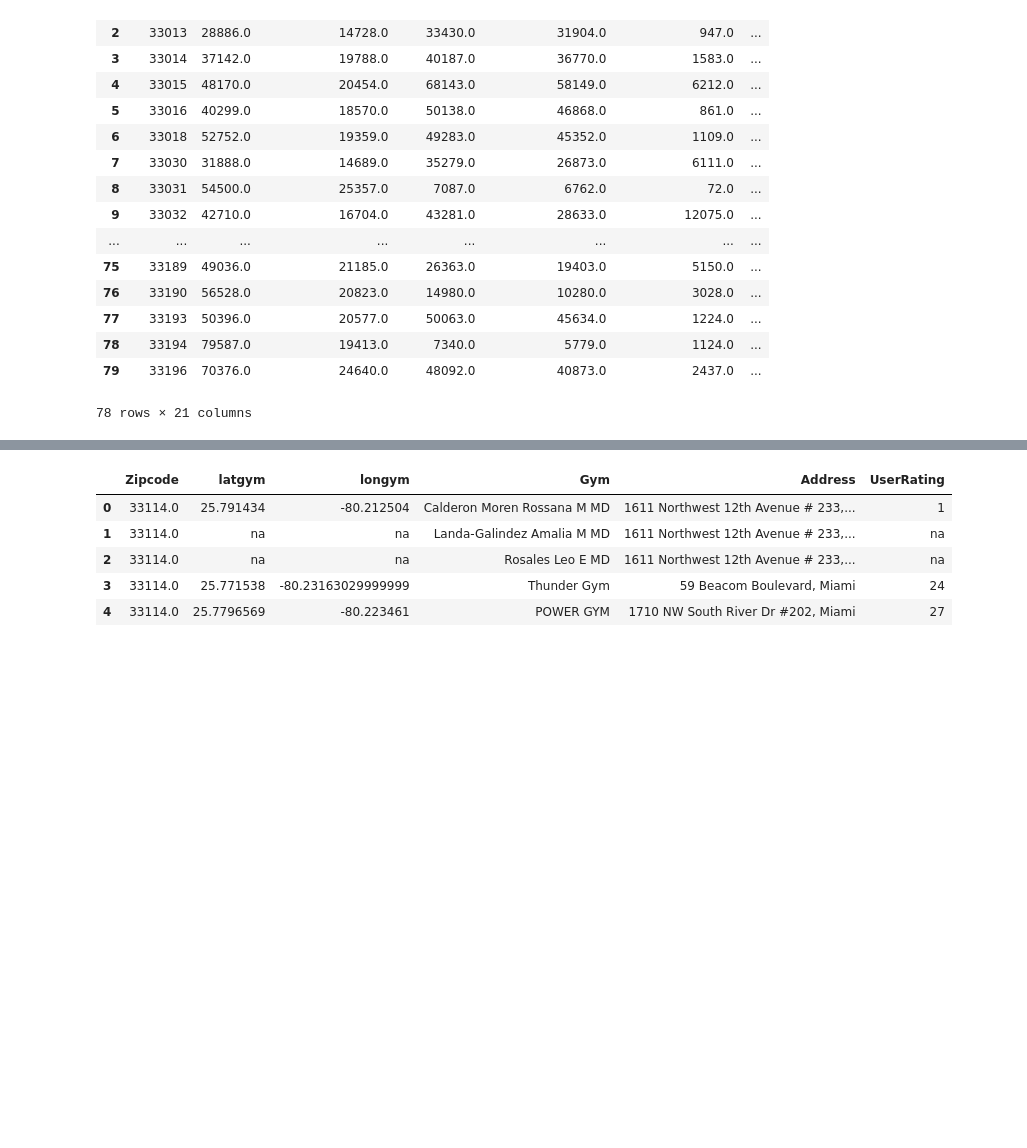
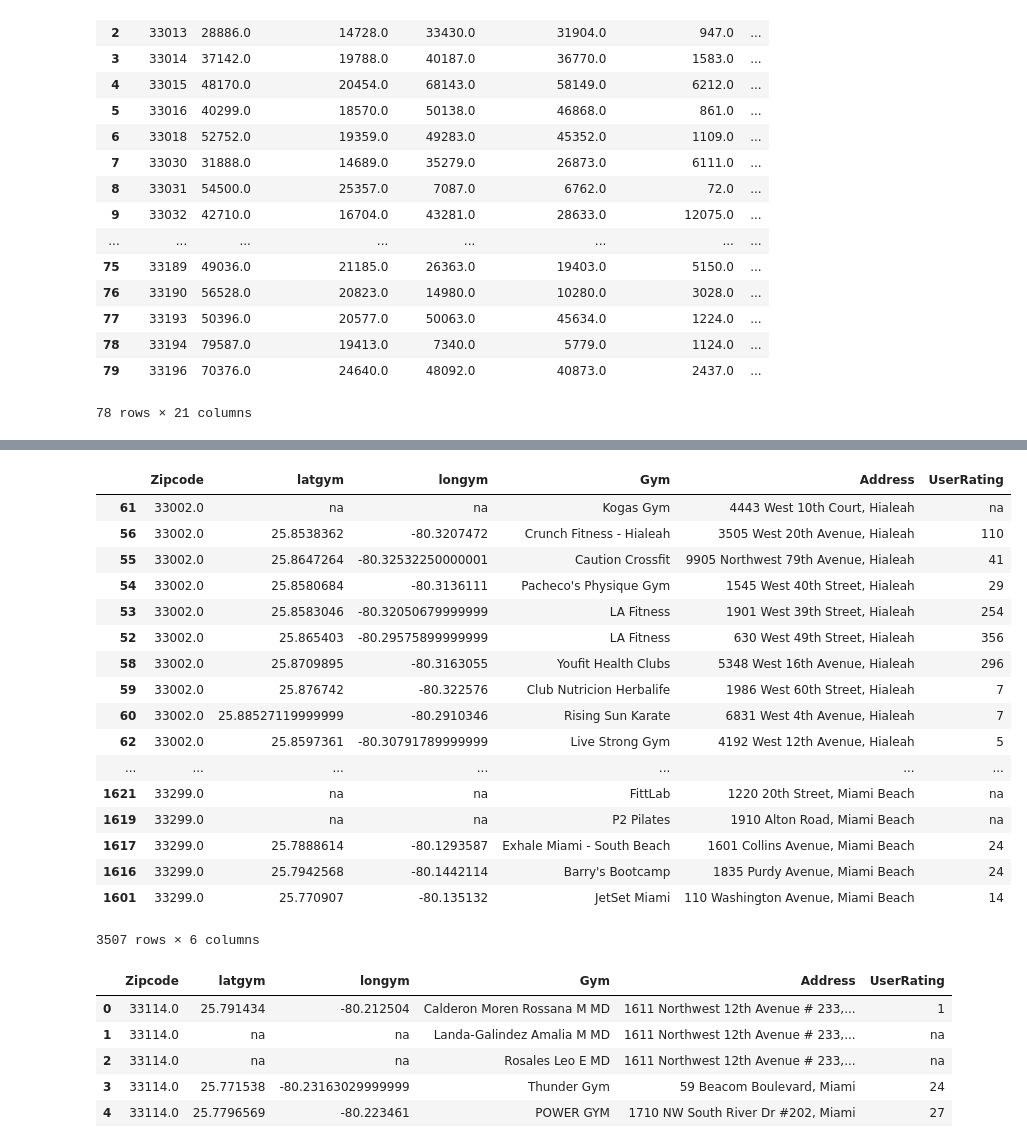
Before and after one commit to EJohnson7/Project-1, a Jupyter notebook: Merge and Charts.ipynb, the cells around one changed output, grey strips where cells are left out. Cells and saved outputs as stored; diff of their text form; code cells hidden in the pictures; blank space fills up the shorter version.

```diff
--- a/Merge and Charts.ipynb
+++ b/Merge and Charts.ipynb
@@ -52,3 +52,6 @@ miacensus
 78 rows × 21 columns
 # %%
 gyms =pd.read_csv("ALLgymlist_data.csv", encoding="utf-8")
+# %%
+gyms = gyms.rename(columns={"ZIP": "Zipcode"})
+gyms.head()
@@ -55,5 +65,24 @@ gyms =pd.read_csv("ALLgymlist_data.csv", encoding="utf-8")
 # %%
-gyms.sort('Zipcode').drop_duplicates(subset=['A', 'B']
+gyms.sort_values('Zipcode').drop_duplicates(subset=['Zipcode', 'Address'])
+# %% [output]
+|  | Zipcode | latgym | longym | Gym | Address | UserRating |
+| 61 | 33002.0 | na | na | Kogas Gym | 4443 West 10th Court, Hialeah | na |
+| 56 | 33002.0 | 25.8538362 | -80.3207472 | Crunch Fitness - Hialeah | 3505 West 20th Avenue, Hialeah | 110 |
+| 55 | 33002.0 | 25.8647264 | -80.32532250000001 | Caution Crossfit | 9905 Northwest 79th Avenue, Hialeah | 41 |
+| 54 | 33002.0 | 25.8580684 | -80.3136111 | Pacheco's Physique Gym | 1545 West 40th Street, Hialeah | 29 |
+| 53 | 33002.0 | 25.8583046 | -80.32050679999999 | LA Fitness | 1901 West 39th Street, Hialeah | 254 |
+| 52 | 33002.0 | 25.865403 | -80.29575899999999 | LA Fitness | 630 West 49th Street, Hialeah | 356 |
+| 58 | 33002.0 | 25.8709895 | -80.3163055 | Youfit Health Clubs | 5348 West 16th Avenue, Hialeah | 296 |
+| 59 | 33002.0 | 25.876742 | -80.322576 | Club Nutricion Herbalife | 1986 West 60th Street, Hialeah | 7 |
+| 60 | 33002.0 | 25.88527119999999 | -80.2910346 | Rising Sun Karate | 6831 West 4th Avenue, Hialeah | 7 |
+| 62 | 33002.0 | 25.8597361 | -80.30791789999999 | Live Strong Gym | 4192 West 12th Avenue, Hialeah | 5 |
+| ... | ... | ... | ... | ... | ... | ... |
+| 1621 | 33299.0 | na | na | FittLab | 1220 20th Street, Miami Beach | na |
+| 1619 | 33299.0 | na | na | P2 Pilates | 1910 Alton Road, Miami Beach | na |
+| 1617 | 33299.0 | 25.7888614 | -80.1293587 | Exhale Miami - South Beach | 1601 Collins Avenue, Miami Beach | 24 |
+| 1616 | 33299.0 | 25.7942568 | -80.1442114 | Barry's Bootcamp | 1835 Purdy Avenue, Miami Beach | 24 |
+| 1601 | 33299.0 | 25.770907 | -80.135132 | JetSet Miami | 110 Washington Avenue, Miami Beach | 14 |
+3507 rows × 6 columns
 # %%
 gyms = gyms.rename(columns={"ZIP": "Zipcode"})
 gyms.head()
```
Also changed, not shown: parts of 1 cell of this notebook, 4 other files.
